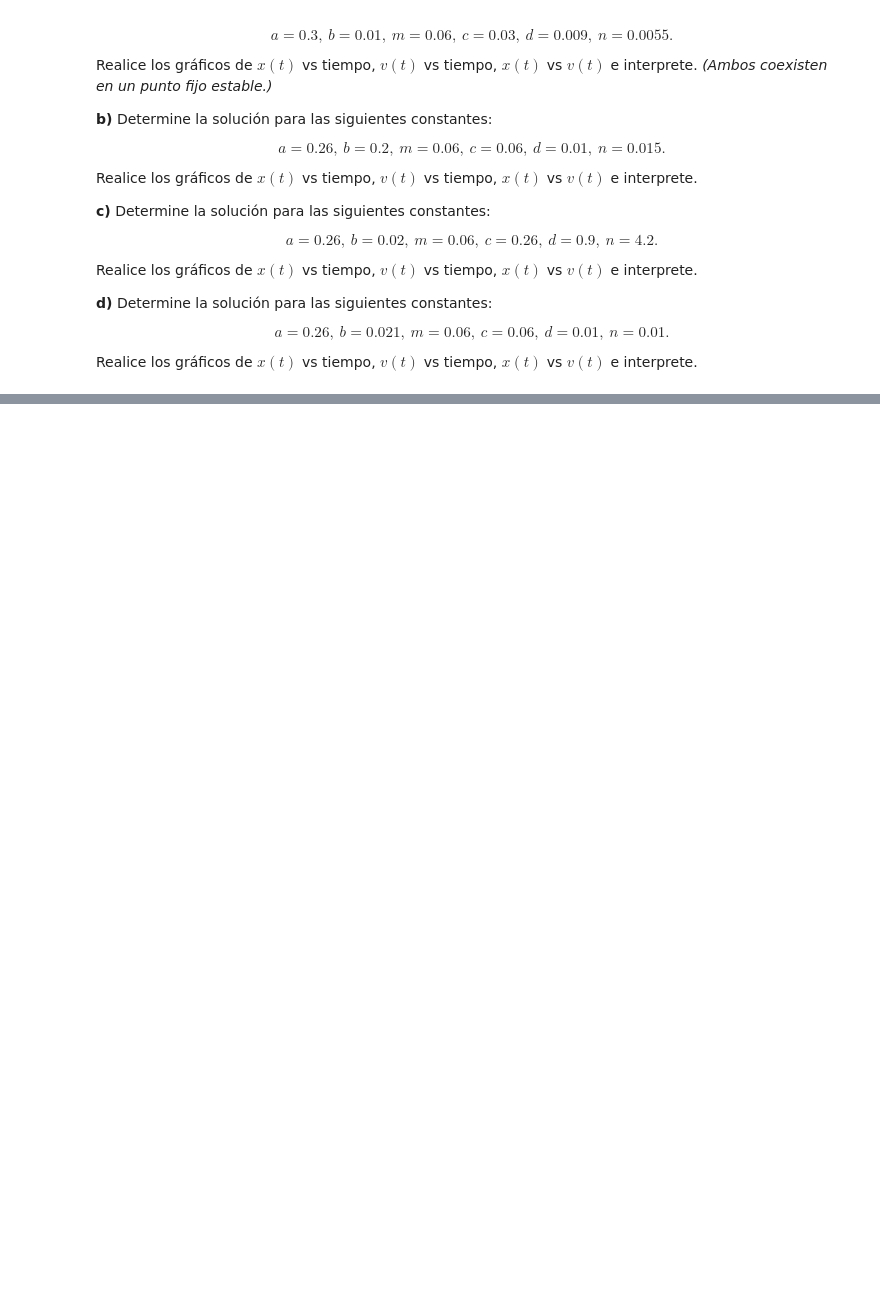
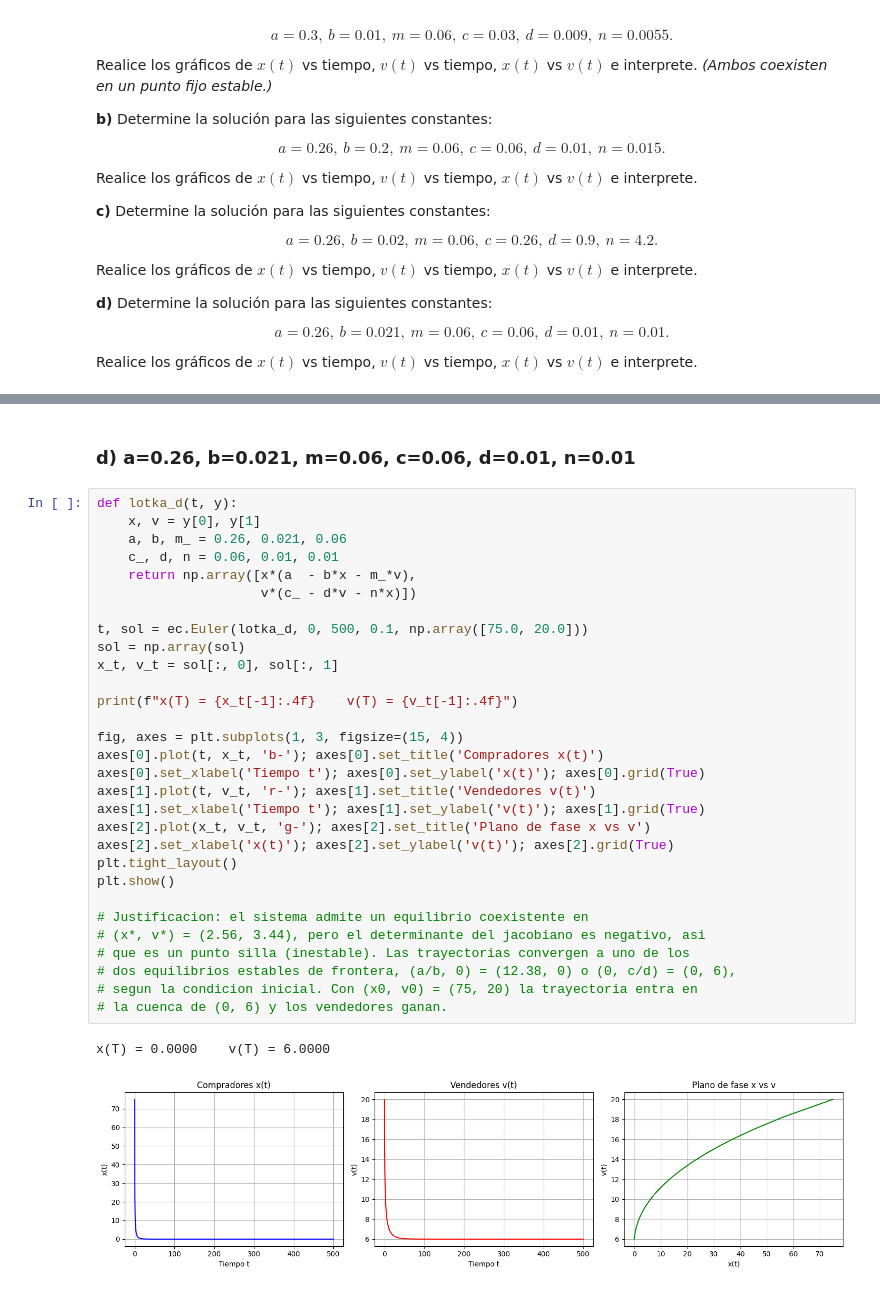
Before and after one commit to CodeNomad-01/AnalisisNumerico, a Jupyter notebook: taller2/Taller_2.ipynb, the cells around one changed output, grey strips where cells are left out. Cells and saved outputs as stored; diff of their text form; blank space fills up the shorter version.

```diff
--- a/taller2/Taller_2.ipynb
+++ b/taller2/Taller_2.ipynb
@@ -500,0 +638,35 @@ Realice los gráficos de $x(t)$ vs tiempo, $v(t)$ vs tiempo, $x(t)$ vs $v(t)$ e
+# %% [markdown]
+### d) a=0.26, b=0.021, m=0.06, c=0.06, d=0.01, n=0.01
+# %%
+def lotka_d(t, y):
+    x, v = y[0], y[1]
+    a, b, m_ = 0.26, 0.021, 0.06
+    c_, d, n = 0.06, 0.01, 0.01
+    return np.array([x*(a  - b*x - m_*v),
+                     v*(c_ - d*v - n*x)])
+
+t, sol = ec.Euler(lotka_d, 0, 500, 0.1, np.array([75.0, 20.0]))
+sol = np.array(sol)
+x_t, v_t = sol[:, 0], sol[:, 1]
+
+print(f"x(T) = {x_t[-1]:.4f}    v(T) = {v_t[-1]:.4f}")
+
+fig, axes = plt.subplots(1, 3, figsize=(15, 4))
+axes[0].plot(t, x_t, 'b-'); axes[0].set_title('Compradores x(t)')
+axes[0].set_xlabel('Tiempo t'); axes[0].set_ylabel('x(t)'); axes[0].grid(True)
+axes[1].plot(t, v_t, 'r-'); axes[1].set_title('Vendedores v(t)')
+axes[1].set_xlabel('Tiempo t'); axes[1].set_ylabel('v(t)'); axes[1].grid(True)
+axes[2].plot(x_t, v_t, 'g-'); axes[2].set_title('Plano de fase x vs v')
+axes[2].set_xlabel('x(t)'); axes[2].set_ylabel('v(t)'); axes[2].grid(True)
+plt.tight_layout()
+plt.show()
+
+# Justificacion: el sistema admite un equilibrio coexistente en
+# (x*, v*) = (2.56, 3.44), pero el determinante del jacobiano es negativo, asi
+# que es un punto silla (inestable). Las trayectorias convergen a uno de los
+# dos equilibrios estables de frontera, (a/b, 0) = (12.38, 0) o (0, c/d) = (0, 6),
+# segun la condicion inicial. Con (x0, v0) = (75, 20) la trayectoria entra en
+# la cuenca de (0, 6) y los vendedores ganan.
+# %% [output]
+x(T) = 0.0000    v(T) = 6.0000
+[figure, added]
```
Also changed, not shown: parts of 52 cells of this notebook, 1 other file.
